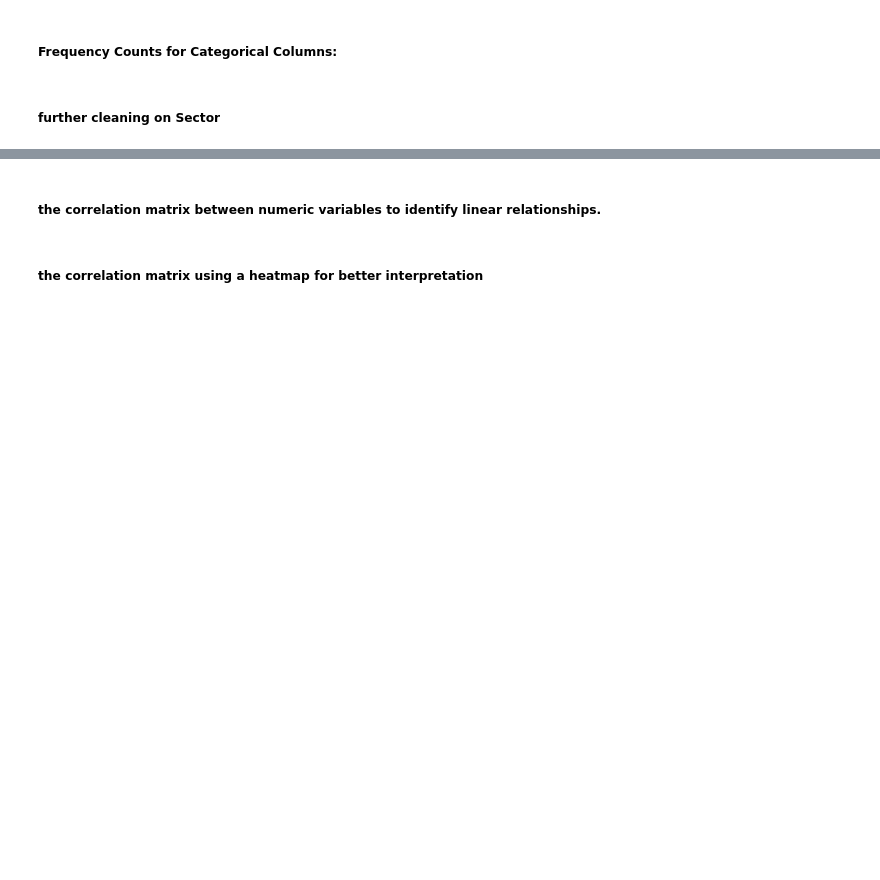
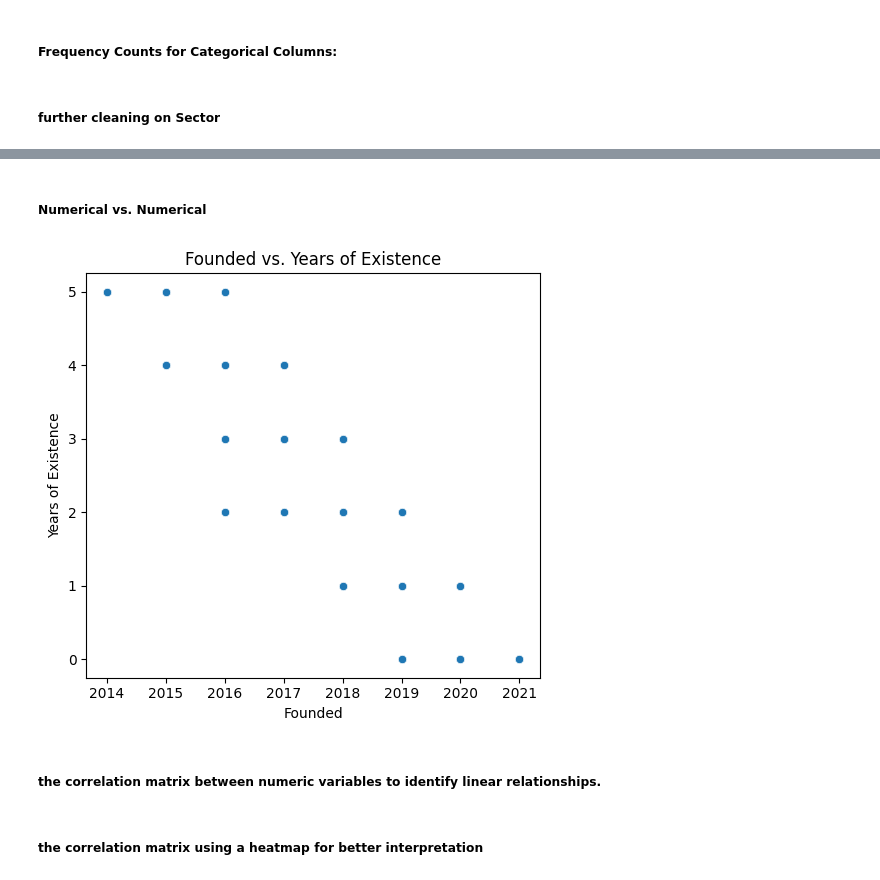
Before and after one commit to parockson/analysis-into-indian-startup-ecosystem, a Jupyter notebook: indian_start_up_funding_ecosystem.ipynb, the cells around one changed output, grey strips where cells are left out. Saved outputs shown, nothing was run; the diff lists cells and outputs as text; code cells hidden in the pictures; blank space fills up the shorter version.

```diff
--- a/indian_start_up_funding_ecosystem.ipynb
+++ b/indian_start_up_funding_ecosystem.ipynb
@@ -2806,33 +2588,0 @@ print(data['Sector'].value_counts())
-# %%
-# Define a dictionary to map each sector to its suggested category
-sector_categories = {
-    'Online Storytelling': 'Technology',
-    'Ott': 'Technology',
-    'Paas Startup': 'Technology',
-    'Packaging Services': 'Others',
-    'Packaging Solution Startup': 'Others',
-    'Personal Care': 'Health & Wellness',
-    'Personal Care Startup': 'Health & Wellness',
-    'Pet Care': 'Health & Wellness',
-    'Pharma': 'Health & Wellness',
-    'Pharmaceutical': 'Health & Wellness',
-    'Pharmacy': 'Health & Wellness',
-    'Photonics Startup': 'Technology',
-    'Pollution Control Equiptment': 'Others',
-    'Preschool Daycare': 'Education & Learning',
-    'Product Studio': 'Others',
-    'Professional Training & Coaching': 'Education & Learning',
-    'Proptech': 'Technology',
-    'Publication': 'Others',
-    'Qsr Startup': 'Technology',
-    'Real Estate': 'Real Estate',
-    'Wine & Spirits': 'Food & Beverages',
-    'Wl & Rac Protection': 'Others',
-    'Work Fulfillment': 'Technology'
-}
-
-# Map each sector to its suggested category
-data['Sector'] = data['Sector'].map(sector_categories)
-
-# Print the counts of each unique value in the "Sector" column to verify the changes
-print(data['Sector'].value_counts())
@@ -2847,3 +2631,18 @@ data['Sector'].unique()
+# %% [markdown]
+##### Numerical vs. Numerical
+# %%
+# Numerical vs. Numerical
+plt.figure(figsize=(15, 5))
+
+# Founded vs. Years of Existence
+plt.subplot(1, 3, 3)
+sns.scatterplot(x='Founded', y='Years of Existence', data=data)
+plt.title('Founded vs. Years of Existence')
+
+plt.tight_layout()
+plt.show()
+# %% [output]
+[figure, added]
 # %% [markdown]
 ##### the correlation matrix between numeric variables to identify linear relationships.
 # %% [markdown]
```
Also changed, not shown: parts of 51 cells of this notebook, 1 other file.
